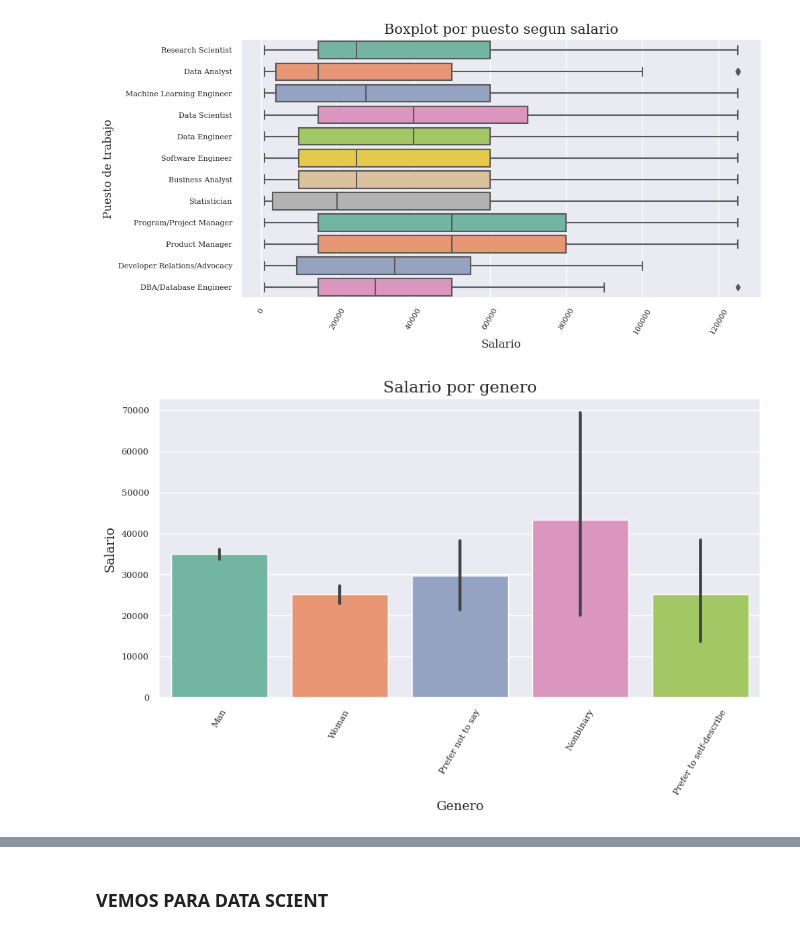
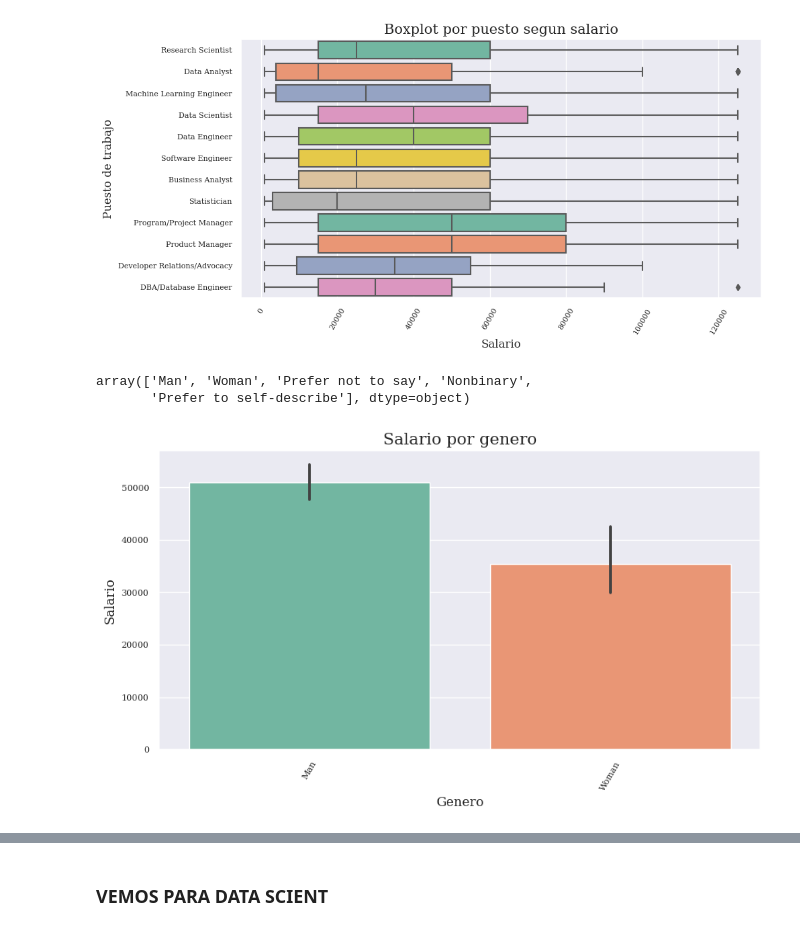
Before and after one commit to Adalab/project-DA-promo-c-modulo-2-team-5, a Jupyter notebook: Sprint3/sprint3_proyecto_modulo2.ipynb, the cells around one changed output, grey strips where cells are left out. Saved outputs shown, nothing was run; the diff lists cells and outputs as text; code cells hidden in the pictures.

```diff
--- a/Sprint3/sprint3_proyecto_modulo2.ipynb
+++ b/Sprint3/sprint3_proyecto_modulo2.ipynb
@@ -668,32 +660,39 @@ plt.savefig('graficas/Boxplot_salario_puesto_europa.jpeg',bbox_inches='tight')
 plt.show()
 # %% [output]
 [figure]
+# %%
+df_europa_salario_sinoutliers['gender'].unique()
+# %% [output]
+array(['Man', 'Woman', 'Prefer not to say', 'Nonbinary',
+       'Prefer to self-describe'], dtype=object)
+# %%
+df_lineplot_salarios= df_puesto_genero_europa[ ~df_puesto_genero_europa['gender'].isin(['Prefer to self-describe','Nonbinary', 'Prefer not to say'])]
 # %%
 plt.figure( )
 
-fig = sns.barplot(x='gender',y='salario_max_imputer',  palette = "Set2",data= df_europa_salario_sinoutliers)
+fig = sns.barplot(x='gender',y='salario_max_imputer',  palette = "Set2",data= df_lineplot_salarios)
 
 
 
 sns.set_style("whitegrid")
 sns.set(font = "serif")
 
 plt.title(label='Salario por genero',font = "serif", fontsize= 15, position=(0.5,6))
 
 
 plt.xlabel("Genero", fontsize = 10, font = "serif")
 plt.ylabel("Salario", fontsize = 10, font = "serif")
 
 plt.xticks(fontsize = 8)
 plt.yticks(fontsize = 8)
 
 plt.xticks(rotation = 60)
 
 
 plt.savefig('graficas/salario_genero_europa_sinout.jpeg',bbox_inches='tight')
 plt.show()
 # %% [output]
-[figure, old version]
+[figure, new version]
 # %%
 df_europa_salario_sinoutliers.head(2)
 # %% [output]
```
Also changed, not shown: parts of 8 cells of this notebook, 6 other files.
